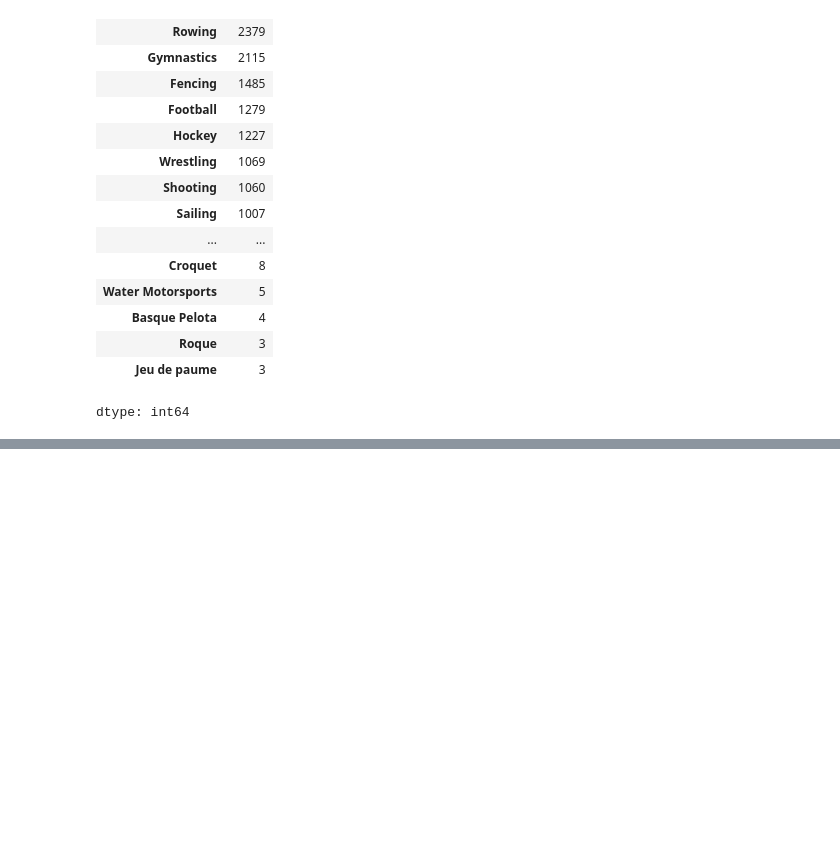
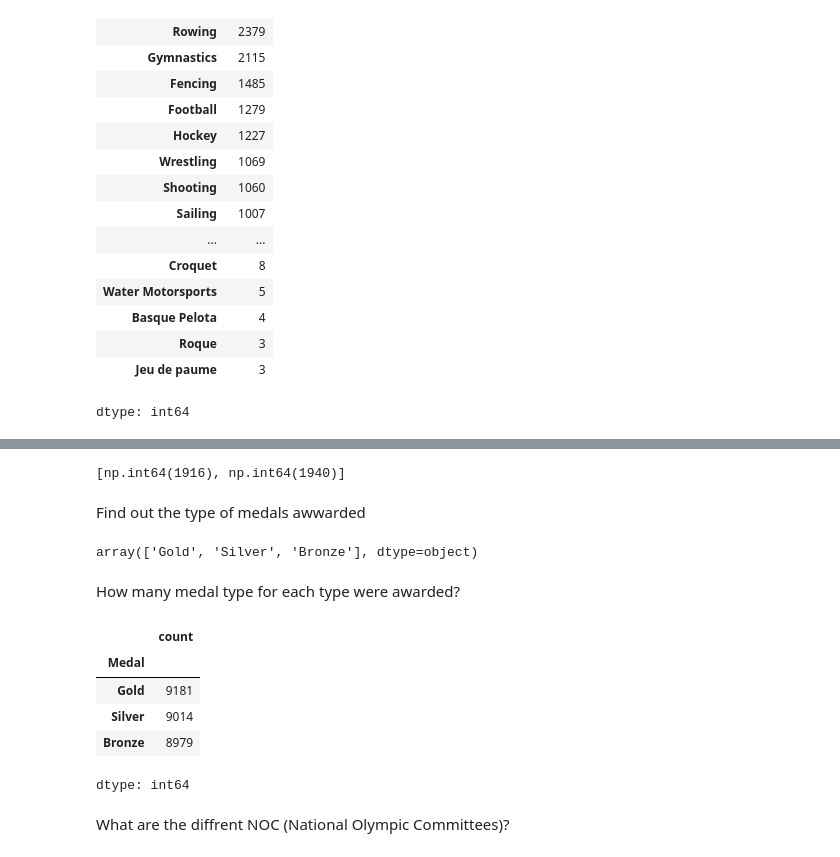
Before and after one commit to valdal14/olympy, a Jupyter notebook: main.ipynb, the cells around one changed output, grey strips where cells are left out. Drawn from its saved outputs; the diff is of its cells as text; code cells hidden in the pictures; blank space fills up the shorter version.

```diff
--- a/main.ipynb
+++ b/main.ipynb
@@ -241,0 +267,25 @@ dtype: int64
+# %%
+# Let's find out if there were a missing edition
+missing_editions
+# %% [output]
+[np.int64(1916), np.int64(1940)]
+# %% [markdown]
+Find out the type of medals awwarded
+# %%
+medals = olympic_data.Medal.unique()
+medals
+# %% [output]
+array(['Gold', 'Silver', 'Bronze'], dtype=object)
+# %% [markdown]
+How many medal type for each type were awarded?
+# %%
+olympic_data.Medal.value_counts()
+# %% [output]
+|  | count |
+| Medal |  |
+| Gold | 9181 |
+| Silver | 9014 |
+| Bronze | 8979 |
+dtype: int64
+# %% [markdown]
+What are the diffrent NOC (National Olympic Committees)?
```
Also changed, not shown: parts of 12 cells of this notebook.
